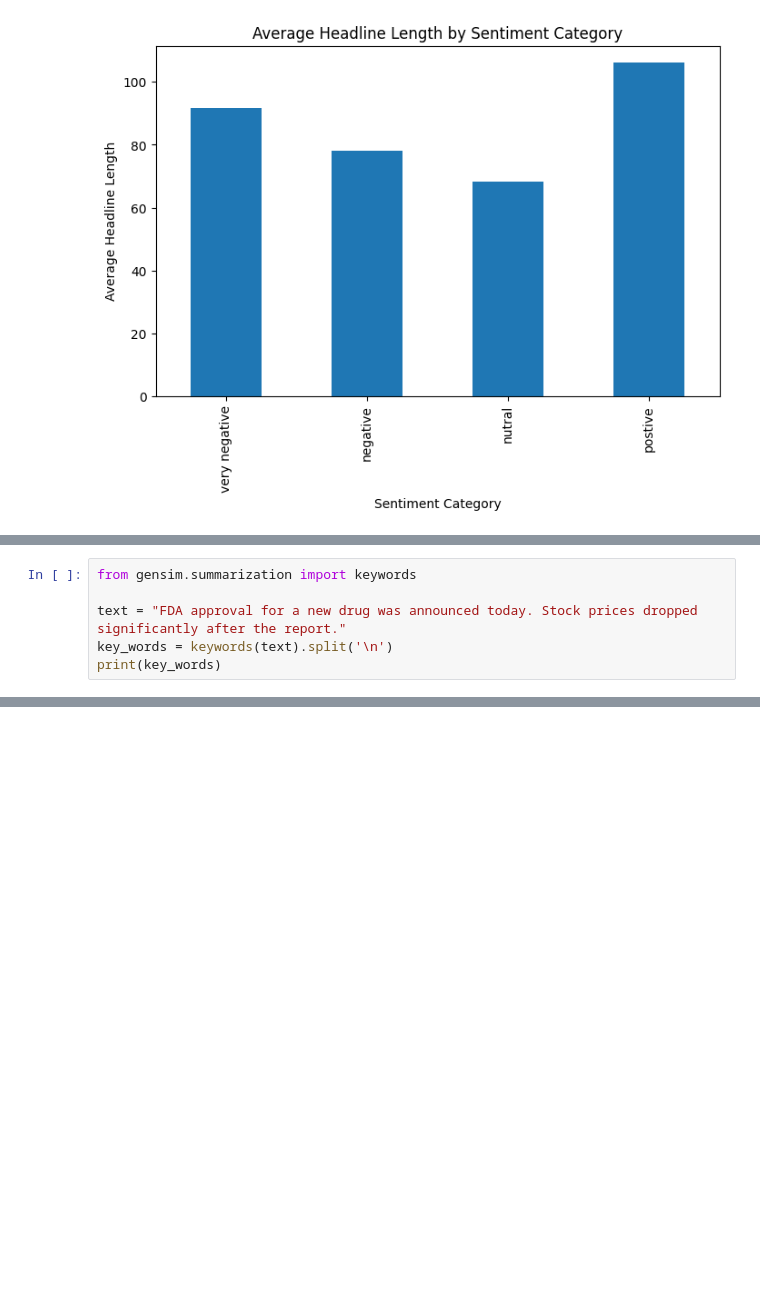
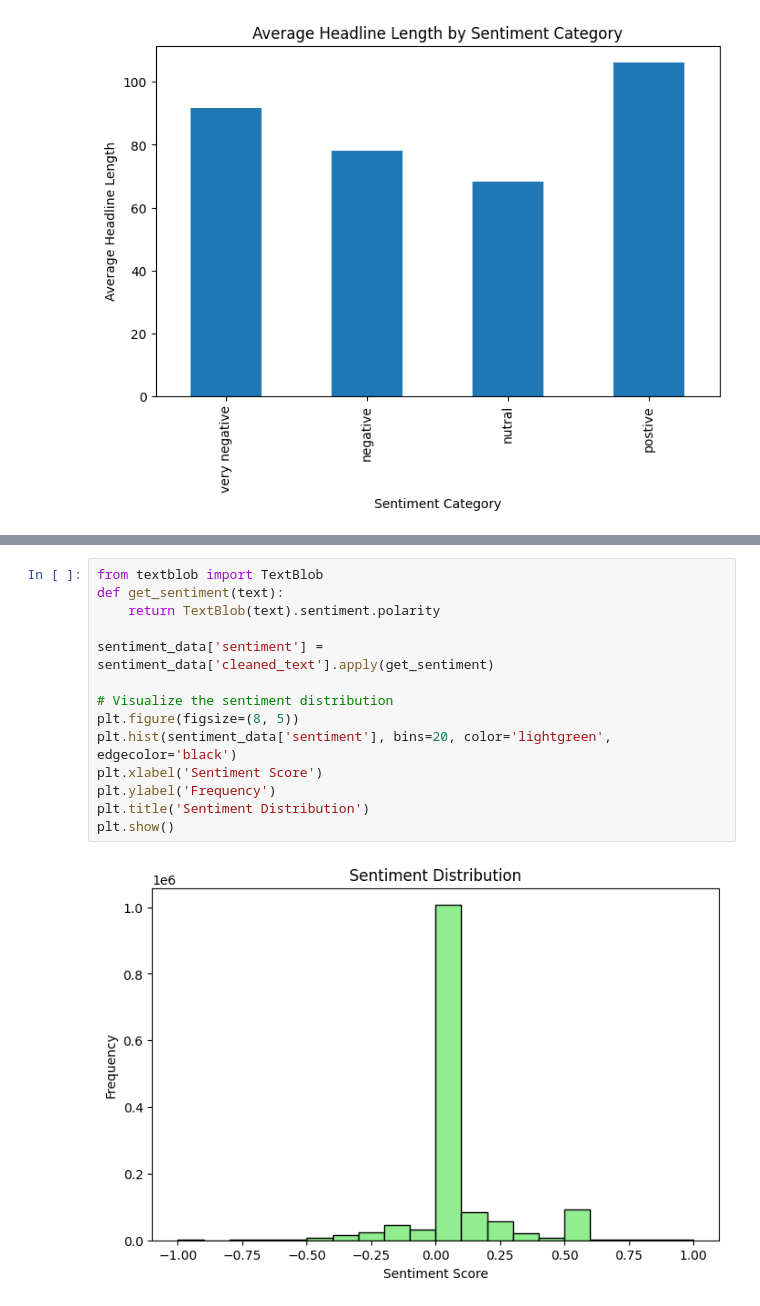
Before and after one commit to davekindea/Week1, a Jupyter notebook: notebooks/rawAnalysisOfSentiment.ipynb, the cells around one changed output, grey strips where cells are left out. Drawn from its saved outputs; the diff is of its cells as text; blank space fills up the shorter version.

```diff
--- a/notebooks/rawAnalysisOfSentiment.ipynb
+++ b/notebooks/rawAnalysisOfSentiment.ipynb
@@ -605,6 +343,0 @@ LookupError:
-# %%
-from gensim.summarization import keywords
-
-text = "FDA approval for a new drug was announced today. Stock prices dropped significantly after the report."
-key_words = keywords(text).split('\n')
-print(key_words)
@@ -618,0 +425,16 @@ object
+# %%
+from textblob import TextBlob
+def get_sentiment(text):
+    return TextBlob(text).sentiment.polarity
+
+sentiment_data['sentiment'] = sentiment_data['cleaned_text'].apply(get_sentiment)
+
+# Visualize the sentiment distribution
+plt.figure(figsize=(8, 5))
+plt.hist(sentiment_data['sentiment'], bins=20, color='lightgreen', edgecolor='black')
+plt.xlabel('Sentiment Score')
+plt.ylabel('Frequency')
+plt.title('Sentiment Distribution')
+plt.show()
+# %% [output]
+[figure, added]
```
Also changed, not shown: parts of 64 cells of this notebook.
